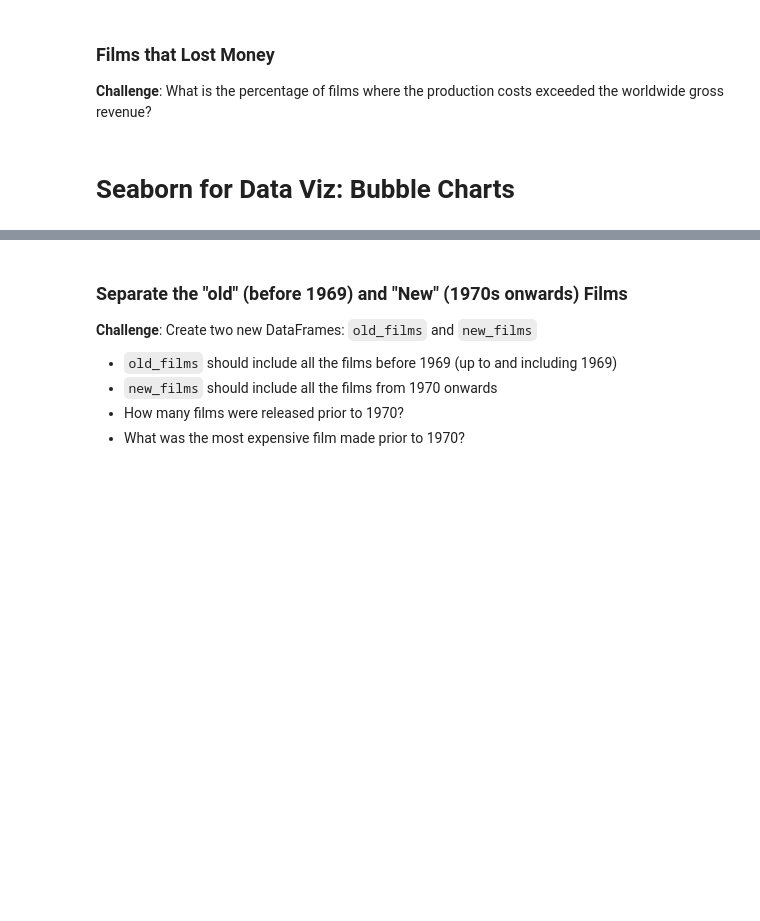
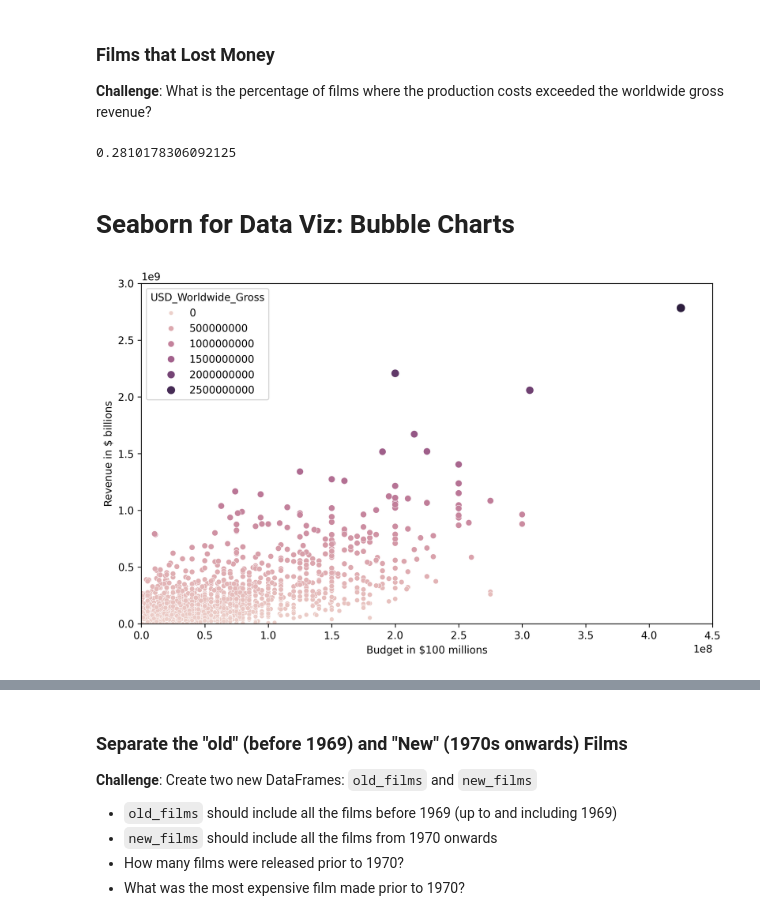
Before and after one commit to rathoddharmendra/python_100din, a Jupyter notebook: Day_78 - scikit-learn n seaborn/Final_Seaborn_and_Linear_Regression.ipynb, the cells around one changed output, grey strips where cells are left out. Drawn from its saved outputs; the diff is of its cells as text; code cells hidden in the pictures; blank space fills up the shorter version.

```diff
--- a/Day_78 - scikit-learn n seaborn/Final_Seaborn_and_Linear_Regression.ipynb
+++ b/Day_78 - scikit-learn n seaborn/Final_Seaborn_and_Linear_Regression.ipynb
@@ -317,3 +317,5 @@ df_data.sort_values(by='Rank', ascending=True)[100:]
 5291 rows × 8 columns
 # %% [markdown]
 ### Filtering on Multiple Conditions
+# %%
+df_data.drop(columns=['margin','revenue'],inplace=True)
@@ -331,3 +367,5 @@ Hint: This time you'll have to use the `and` keyword.
 # %%
 # Date of Data Collection
 scrape_date = pd.Timestamp('2018-5-1')
+# %%
+future_releases = df_data.query('Release_Date > @scrape_date')
@@ -333,0 +374,2 @@ scrape_date = pd.Timestamp('2018-5-1')
+# %%
+data_clean = df_data.drop(future_releases.index)
@@ -339,2 +387,7 @@ What is the percentage of films where the production costs exceeded the worldwid
+# %%
+money_losing_films_ratio = (money_losing_films.shape[0]) / (data_clean.shape[0])
+money_losing_films_ratio
+# %% [output]
+0.2810178306092125
 # %% [markdown]
 # Seaborn for Data Viz: Bubble Charts
@@ -341,3 +396,13 @@ What is the percentage of films where the production costs exceeded the worldwid
+# %%
+plt.figure(figsize=(10,6),dpi=300)
+scatter = sns.scatterplot(x='USD_Production_Budget',y='USD_Worldwide_Gross',data=data_clean,hue='USD_Worldwide_Gross',size='USD_Worldwide_Gross')
+scatter.set(ylim=(0, 3000000000),
+       xlim=(0, 450000000),
+       ylabel='Revenue in $ billions',
+       xlabel='Budget in $100 millions')
+plt.show()
+# %% [output]
+[figure, added]
 # %% [markdown]
 ### Plotting Movie Releases over Time
 
```
Also changed, not shown: parts of 35 cells of this notebook.
